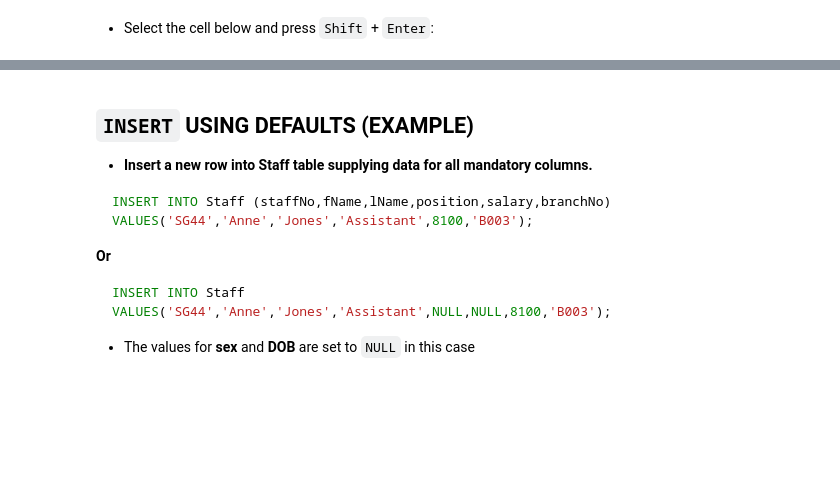
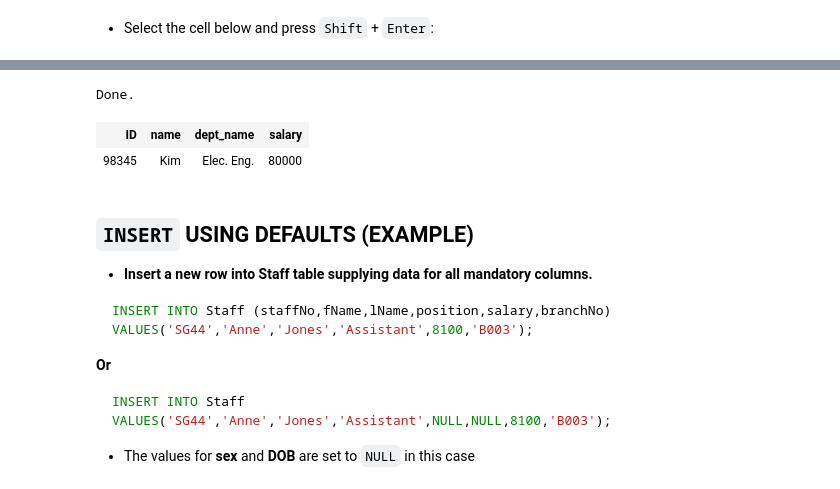
Before and after one commit to snelbops/cct-db, a Jupyter notebook: wk8/slides.ipynb, the cells around one changed output, grey strips where cells are left out. Drawn from its saved outputs; the diff is of its cells as text; code cells hidden in the pictures; blank space fills up the shorter version.

```diff
--- a/wk8/slides.ipynb
+++ b/wk8/slides.ipynb
@@ -415,6 +471,11 @@ SELECT * FROM department;
 # %%
 %%sql sqlite://
-SELECT * FROM instructor;
+SELECT * FROM instructor
+WHERE ID='98345';
+# %% [output]
+Done.
+| ID | name | dept_name | salary |
+| 98345 | Kim | Elec. Eng. | 80000 |
 # %% [markdown]
 ## `INSERT` USING DEFAULTS (EXAMPLE)
 
```
Also changed, not shown: parts of 29 cells of this notebook, 4 other files.
